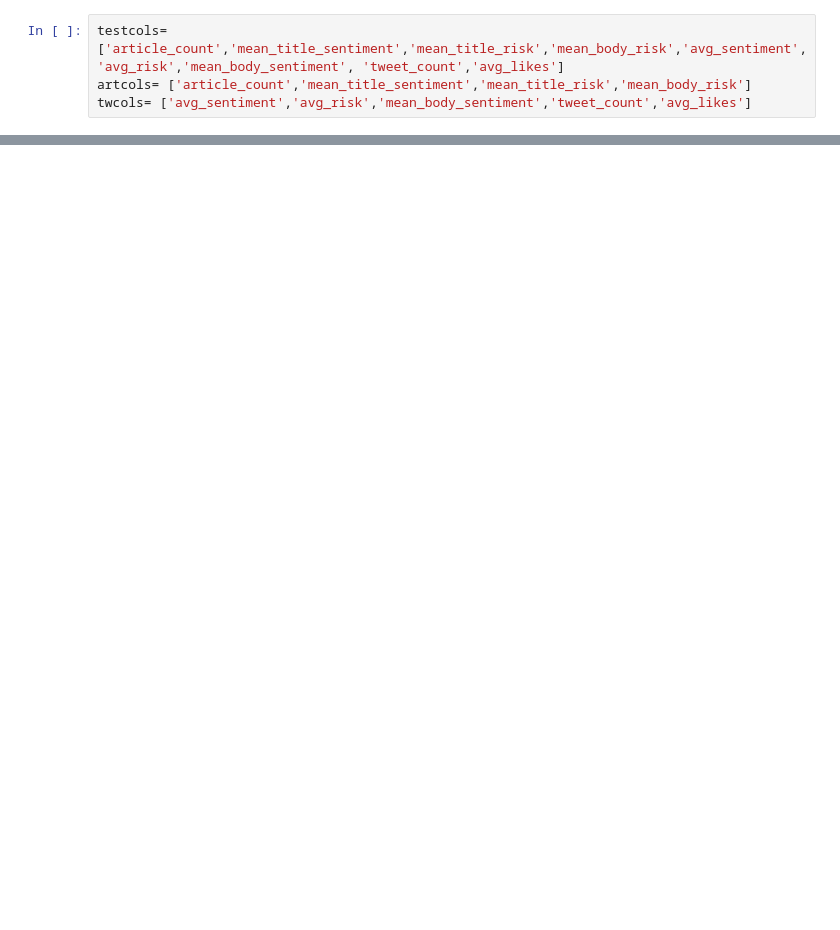
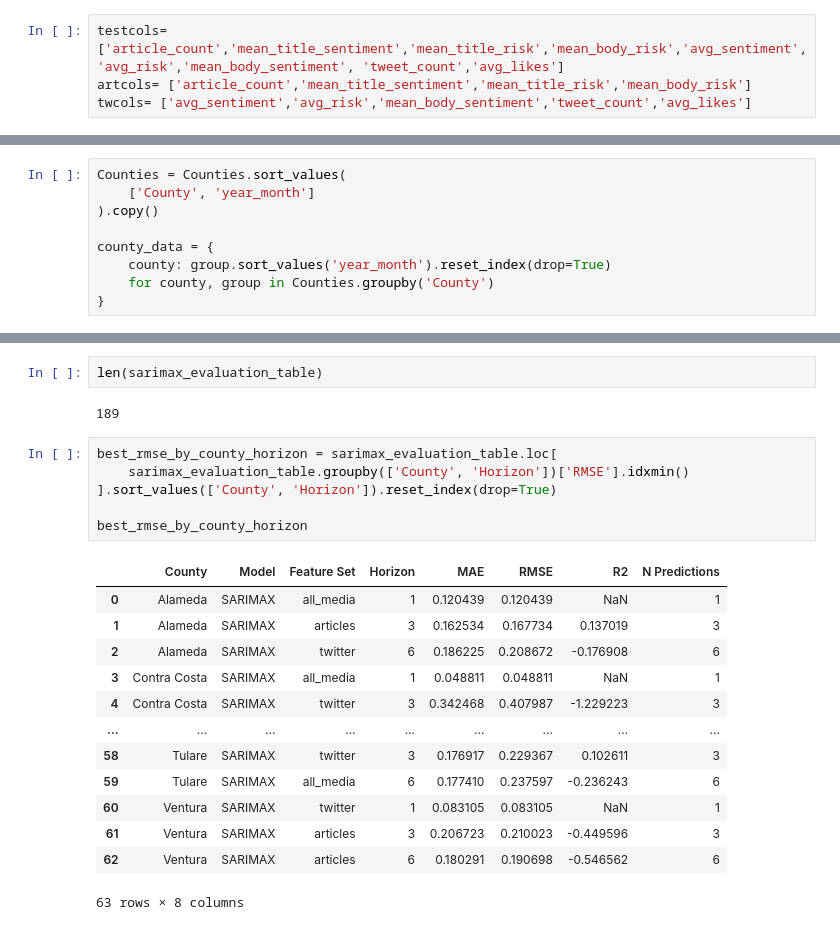
Before and after one commit to MBanuelos/ValleyFever-MediaSignals, a Jupyter notebook: notebooks/MediaSARIMAX.ipynb, the cells around one changed output, grey strips where cells are left out. Drawn from its saved outputs; the diff is of its cells as text; blank space fills up the shorter version.

```diff
--- a/notebooks/MediaSARIMAX.ipynb
+++ b/notebooks/MediaSARIMAX.ipynb
@@ -470,0 +661,9 @@ Warnings:
+# %%
+Counties = Counties.sort_values(
+    ['County', 'year_month']
+).copy()
+
+county_data = {
+    county: group.sort_values('year_month').reset_index(drop=True)
+    for county, group in Counties.groupby('County')
+}
@@ -470,0 +1101,24 @@ Warnings:
+# %%
+len(sarimax_evaluation_table)
+# %% [output]
+189
+# %%
+best_rmse_by_county_horizon = sarimax_evaluation_table.loc[
+    sarimax_evaluation_table.groupby(['County', 'Horizon'])['RMSE'].idxmin()
+].sort_values(['County', 'Horizon']).reset_index(drop=True)
+
+best_rmse_by_county_horizon
+# %% [output]
+|  | County | Model | Feature Set | Horizon | MAE | RMSE | R2 | N Predictions |
+| 0 | Alameda | SARIMAX | all_media | 1 | 0.120439 | 0.120439 | NaN | 1 |
+| 1 | Alameda | SARIMAX | articles | 3 | 0.162534 | 0.167734 | 0.137019 | 3 |
+| 2 | Alameda | SARIMAX | twitter | 6 | 0.186225 | 0.208672 | -0.176908 | 6 |
+| 3 | Contra Costa | SARIMAX | all_media | 1 | 0.048811 | 0.048811 | NaN | 1 |
+| 4 | Contra Costa | SARIMAX | twitter | 3 | 0.342468 | 0.407987 | -1.229223 | 3 |
+| ... | ... | ... | ... | ... | ... | ... | ... | ... |
+| 58 | Tulare | SARIMAX | twitter | 3 | 0.176917 | 0.229367 | 0.102611 | 3 |
+| 59 | Tulare | SARIMAX | all_media | 6 | 0.177410 | 0.237597 | -0.236243 | 6 |
+| 60 | Ventura | SARIMAX | twitter | 1 | 0.083105 | 0.083105 | NaN | 1 |
+| 61 | Ventura | SARIMAX | articles | 3 | 0.206723 | 0.210023 | -0.449596 | 3 |
+| 62 | Ventura | SARIMAX | articles | 6 | 0.180291 | 0.190698 | -0.546562 | 6 |
+63 rows × 8 columns
```
Also changed, not shown: parts of 59 cells of this notebook, 10 other files.
